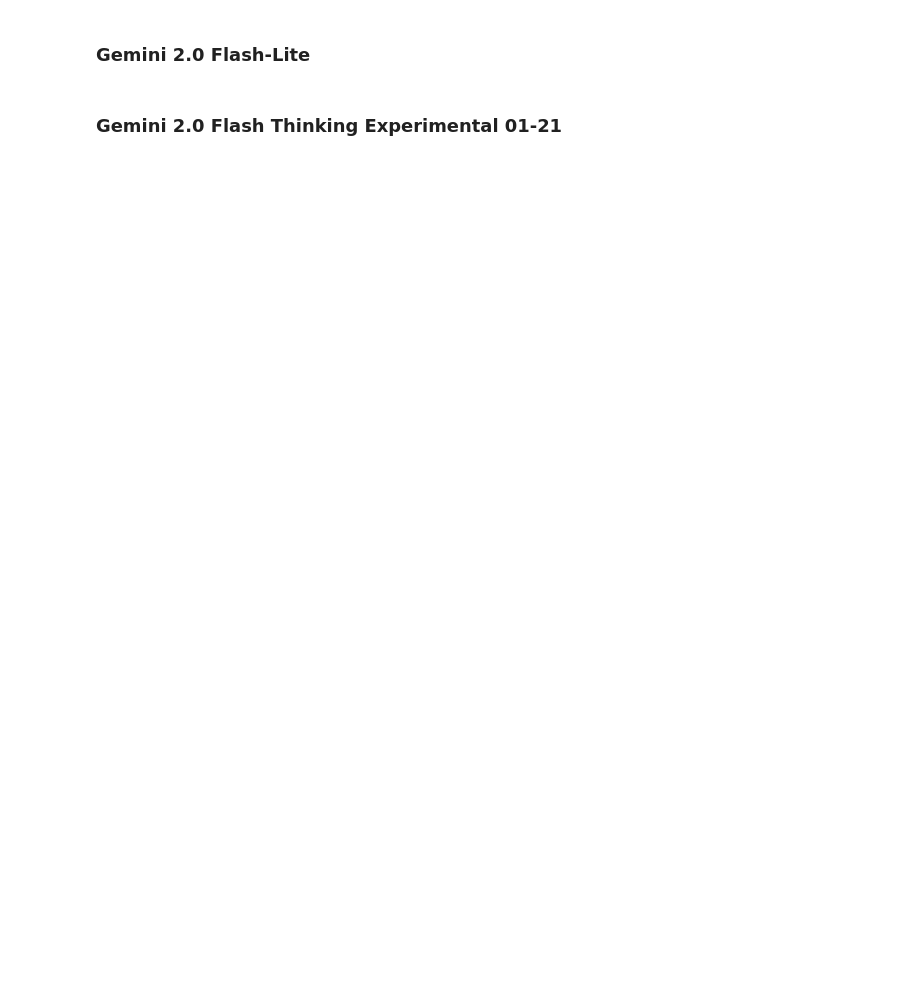
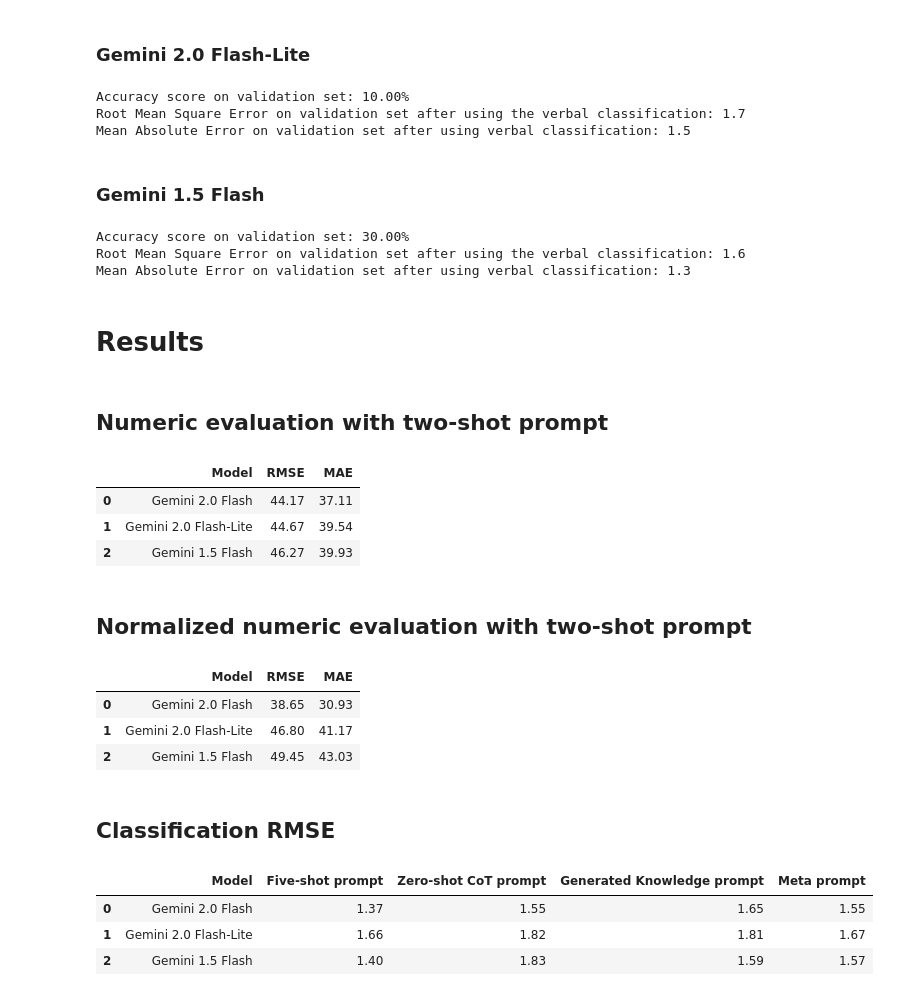
Before and after one commit to daKostych/Bachelor-Project-2025, a Jupyter notebook: llm_blog_generator/experiments/llm_blog_evaluator.ipynb, the cells around one changed output. Saved outputs shown, nothing was run; the diff lists cells and outputs as text; code cells hidden in the pictures; blank space fills up the shorter version.

Commit message:
Add: evaluator experiments

```diff
--- a/llm_blog_generator/experiments/llm_blog_evaluator.ipynb
+++ b/llm_blog_generator/experiments/llm_blog_evaluator.ipynb
@@ -641,5 +700,82 @@ Root Mean Square Error on validation set after using the verbal classification:
 Mean Absolute Error on validation set after using verbal classification: 1.3
 # %% [markdown]
 ### Gemini 2.0 Flash-Lite
+# %%
+lite_mp_classification = extract_llm_assessment(Xval, prompt_meta, gemini_2_flash_lite_structured, examples={})
+# %%
+lite_mp_accuracy = metrics.accuracy_score(yval_level, lite_mp_classification)
+print(f"Accuracy score on validation set: {lite_mp_accuracy * 100:.2f}%")
+
+lite_RMSE_val_mp = metrics.root_mean_squared_error(yval_level.map(CLASSIFICATION_MAP), lite_mp_classification.map(CLASSIFICATION_MAP))
+lite_MAE_val_mp = metrics.mean_absolute_error(yval_level.map(CLASSIFICATION_MAP), lite_mp_classification.map(CLASSIFICATION_MAP))
+print(f"Root Mean Square Error on validation set after using the verbal classification: {lite_RMSE_val_mp:.1f}")
+print(f"Mean Absolute Error on validation set after using verbal classification: {lite_MAE_val_mp:.1f}")
+# %% [output]
+Accuracy score on validation set: 10.00%
+Root Mean Square Error on validation set after using the verbal classification: 1.7
+Mean Absolute Error on validation set after using verbal classification: 1.5
 # %% [markdown]
-### Gemini 2.0 Flash Thinking Experimental 01-21
+### Gemini 1.5 Flash
+# %%
+flash1_mp_classification = extract_llm_assessment(Xval, prompt_meta, gemini_1_5_flash_structured, examples={})
+# %%
+flash1_mp_accuracy = metrics.accuracy_score(yval_level, flash1_mp_classification)
+print(f"Accuracy score on validation set: {flash1_mp_accuracy * 100:.2f}%")
+
+flash1_RMSE_val_mp = metrics.root_mean_squared_error(yval_level.map(CLASSIFICATION_MAP), flash1_mp_classification.map(CLASSIFICATION_MAP))
+flash1_MAE_val_mp = metrics.mean_absolute_error(yval_level.map(CLASSIFICATION_MAP), flash1_mp_classification.map(CLASSIFICATION_MAP))
+print(f"Root Mean Square Error on validation set after using the verbal classification: {flash1_RMSE_val_mp:.1f}")
+print(f"Mean Absolute Error on validation set after using verbal classification: {flash1_MAE_val_mp:.1f}")
+# %% [output]
+Accuracy score on validation set: 30.00%
+Root Mean Square Error on validation set after using the verbal classification: 1.6
+Mean Absolute Error on validation set after using verbal classification: 1.3
+# %% [markdown]
+# Results
+# %% [markdown]
+## Numeric evaluation with two-shot prompt
+# %%
+num_eval = {
+    'Model': ['Gemini 2.0 Flash', 'Gemini 2.0 Flash-Lite', 'Gemini 1.5 Flash'],
+    'RMSE': [flash_RMSE_val, lite_RMSE_val, flash1_RMSE_val],
+    'MAE': [flash_MAE_val, lite_MAE_val, flash1_MAE_val],
+}
+num_eval_table = pd.DataFrame(num_eval).round(2)
+num_eval_table
+# %% [output]
+|  | Model | RMSE | MAE |
+| 0 | Gemini 2.0 Flash | 44.17 | 37.11 |
+| 1 | Gemini 2.0 Flash-Lite | 44.67 | 39.54 |
+| 2 | Gemini 1.5 Flash | 46.27 | 39.93 |
+# %% [markdown]
+## Normalized numeric evaluation with two-shot prompt
+# %%
+norm_num_eval = {
+    'Model': ['Gemini 2.0 Flash', 'Gemini 2.0 Flash-Lite', 'Gemini 1.5 Flash'],
+    'RMSE': [flash_RMSE_val_scaled, lite_RMSE_val_scaled, flash1_RMSE_val_scaled],
+    'MAE': [flash_MAE_val_scaled, lite_MAE_val_scaled, flash1_MAE_val_scaled],
+}
+norm_num_eval_table = pd.DataFrame(norm_num_eval).round(2)
+norm_num_eval_table
+# %% [output]
+|  | Model | RMSE | MAE |
+| 0 | Gemini 2.0 Flash | 38.65 | 30.93 |
+| 1 | Gemini 2.0 Flash-Lite | 46.80 | 41.17 |
+| 2 | Gemini 1.5 Flash | 49.45 | 43.03 |
+# %% [markdown]
+## Classification RMSE
+# %%
+clas_eval_RMSE = {
+    'Model': ['Gemini 2.0 Flash', 'Gemini 2.0 Flash-Lite', 'Gemini 1.5 Flash'],
+    'Five-shot prompt': [flash_RMSE_val_verbal, lite_RMSE_val_verbal, flash1_RMSE_val_verbal],
+    'Zero-shot CoT prompt': [flash_RMSE_val_cot, lite_RMSE_val_cot, flash1_RMSE_val_cot],
+    'Generated Knowledge prompt': [flash_RMSE_val_gk, lite_RMSE_val_gk, flash1_RMSE_val_gk],
+    'Meta prompt': [flash_RMSE_val_mp, lite_RMSE_val_mp, flash1_RMSE_val_mp]
+}
+clas_eval_RMSE_table = pd.DataFrame(clas_eval_RMSE).round(2)
+clas_eval_RMSE_table
+# %% [output]
+|  | Model | Five-shot prompt | Zero-shot CoT prompt | Generated Knowledge prompt | Meta prompt |
+| 0 | Gemini 2.0 Flash | 1.37 | 1.55 | 1.65 | 1.55 |
+| 1 | Gemini 2.0 Flash-Lite | 1.66 | 1.82 | 1.81 | 1.67 |
+| 2 | Gemini 1.5 Flash | 1.40 | 1.83 | 1.59 | 1.57 |
```
Also changed, not shown: parts of 53 cells of this notebook.
